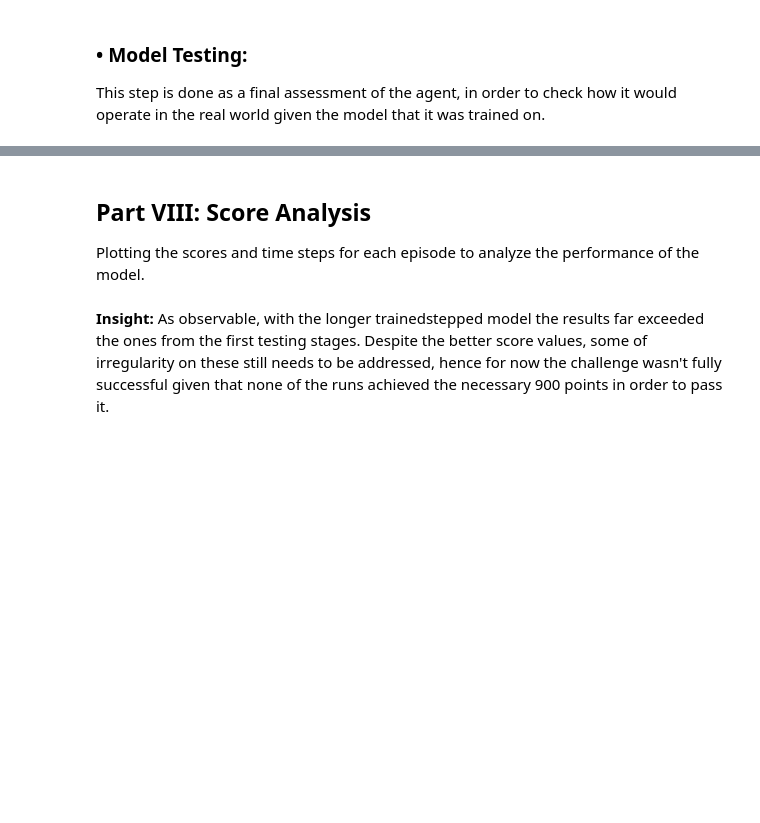
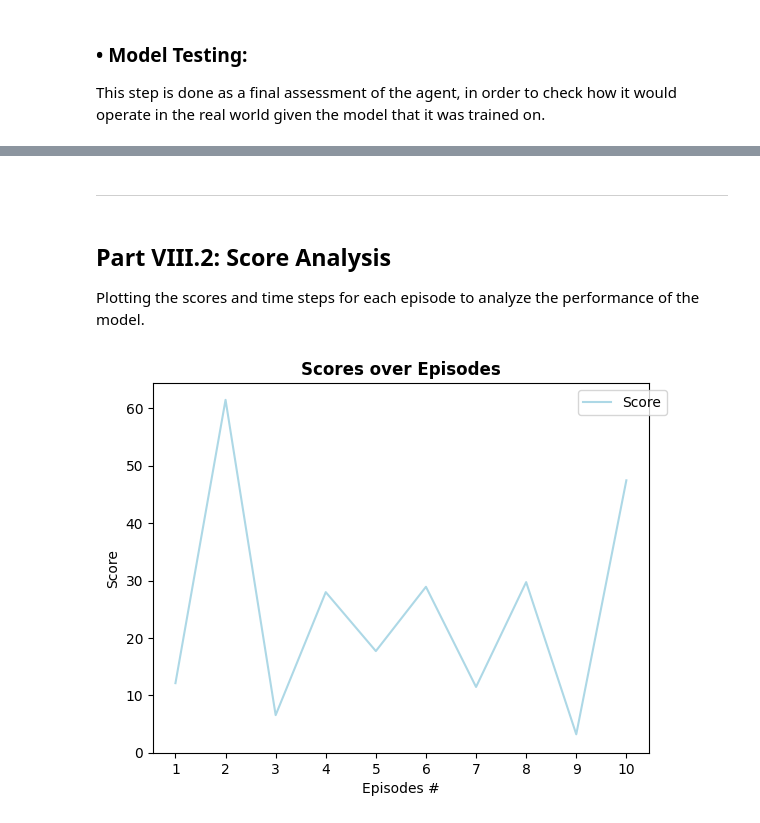
Before and after one commit to joaoaapinho/Highway-Reinforcement-Learning-Simulator, a Jupyter notebook: emergency_response_driving_challenge_notebook_v0.ipynb, the cells around one changed output, grey strips where cells are left out. Drawn from its saved outputs; the diff is of its cells as text; code cells hidden in the pictures; blank space fills up the shorter version.

```diff
--- a/emergency_response_driving_challenge_notebook_v0.ipynb
+++ b/emergency_response_driving_challenge_notebook_v0.ipynb
@@ -384,8 +1384,8 @@ environment_name = 'CarRacing-v2'
 
 Creating a new environment instance and wrapping it with the DummyVecEnc class from Stable Baselines3. This will turn the environment into a vectorized environment that allows for multiples copies to be run in parallel.
 # %%
-# Creating an instance of it and setting the render mode as "human" so the environment can be seen on video.
-env = gym.make(environment_name, render_mode="human")
+# Declaring the environment with the reward function changes.
+env = MyHighwayEnv(render_mode = "human")
 
 # Wraping the nevironment to make it compatible with Stable Baselines3 library - which expects a vectorized environment.
 env = DummyVecEnv([lambda: env])
@@ -396,7 +1398,9 @@ Loading the longer trained model from its orginal path.
 # %%
-# Load the best saved model
-ppo_path = os.path.join('Training', 'Saved Models', 'PPO_100_Driving_model')
-model = PPO.load(ppo_path, env=env)
+# Load the best saved model.
+DQN_path = os.path.join('Training', 'Saved Models', 'DQN', 'Highway2-2023-07-03_01-03-58', 'model_step_6000')
+# %%
+# Loading the model to see if it was properly saved.
+model = DQN.load(DQN_path, env=env)
 # %% [markdown]
 ### **• Model Evaluation:**
 
@@ -411,7 +1417,7 @@ print(evalue)
 This step is done as a final assessment of the agent, in order to check how it would operate in the real world given the model that it was trained on.
 # %%
 # Running multiple episodes and record the scores and time steps.
-episodes = 3
+episodes = 10
 scores_array = []
 timestep_arr = []
 
@@ -456,3 +1462,10 @@ for episode in range(1, episodes+1):
 
 # CLosing the environment.
 env.close()
+
+# Calculating the average reward over the 10 episodes.
+total_reward = sum(scores_array)
+average_reward = total_reward / episodes
+
+# Printing the average reward.
+print("Average Reward:", average_reward)
@@ -459,18 +1484,20 @@ env.close()
+# %% [markdown]
+------------------------------
 # %% [markdown]
-##  **Part VIII: Score Analysis**
+##  **Part VIII.2: Score Analysis**
 
 Plotting the scores and time steps for each episode to analyze the performance of the model.
 # %%
 # Plotting the scores and timestep per episode.
 fig = plt.figure()
 ax = fig.add_subplot(111)
-plt.plot(np.arange(1, len(scores_array)+1), scores_array, label="Score", color='red')
+plt.plot(np.arange(1, len(scores_array)+1), scores_array, label="Score", color='lightblue')
 plt.legend(bbox_to_anchor=(1.05, 1))
 plt.ylabel('Score')
 plt.ylim(0,)
 plt.xticks(np.arange(1, len(scores_array)+1))
 plt.xlabel('Episodes #')
 plt.title("Scores over Episodes", fontweight='bold' )
 plt.show()
+# %% [output]
+[figure, added]
-# %% [markdown]
-**Insight:** As observable, with the longer trainedstepped model the results far exceeded the ones from the first testing stages. Despite the better score values, some of irregularity on these still needs to be addressed, hence for now the challenge wasn't fully successful given that none of the runs achieved the necessary 900 points in order to pass it.
```
Also changed, not shown: parts of 128 cells of this notebook, 36 other files.
